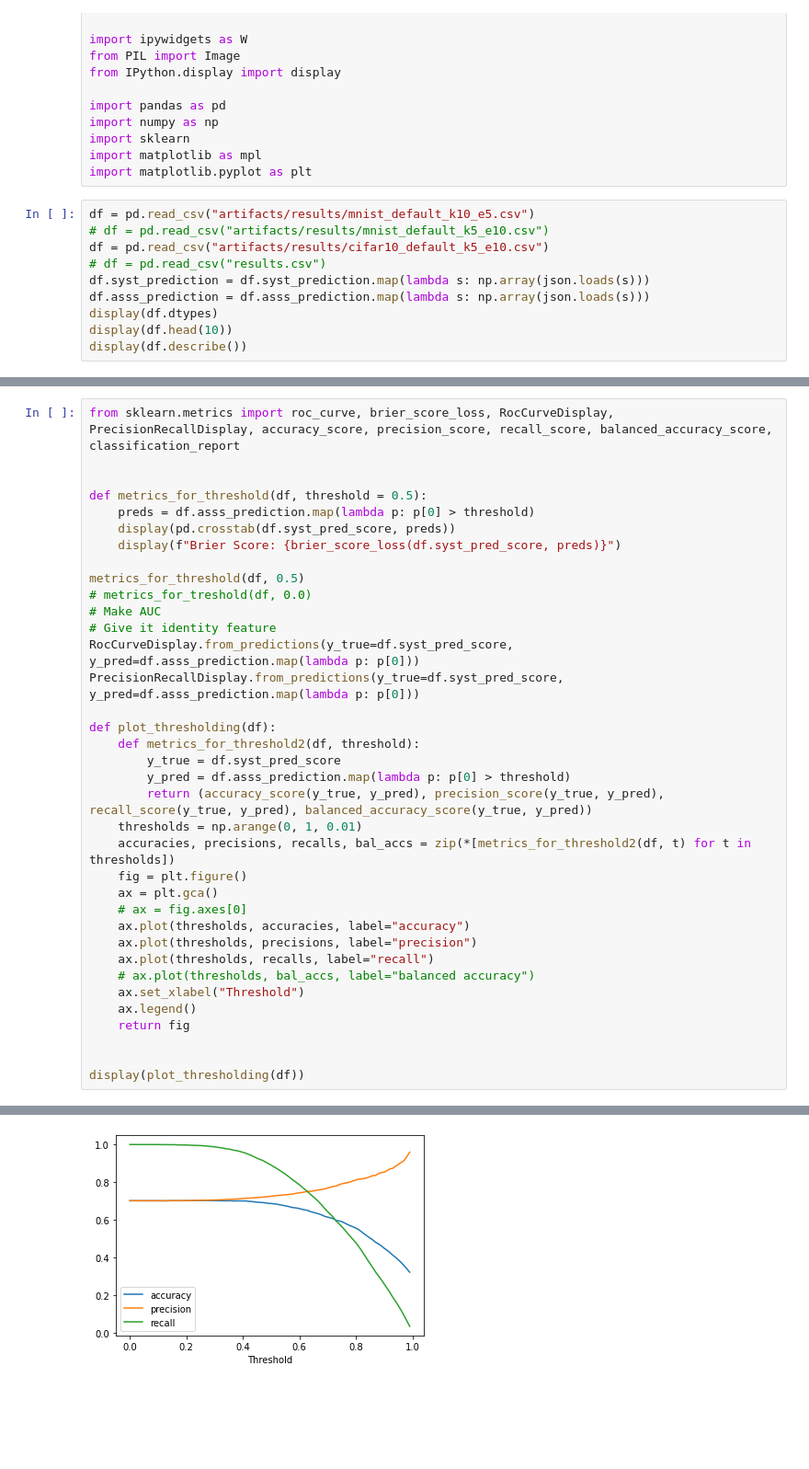
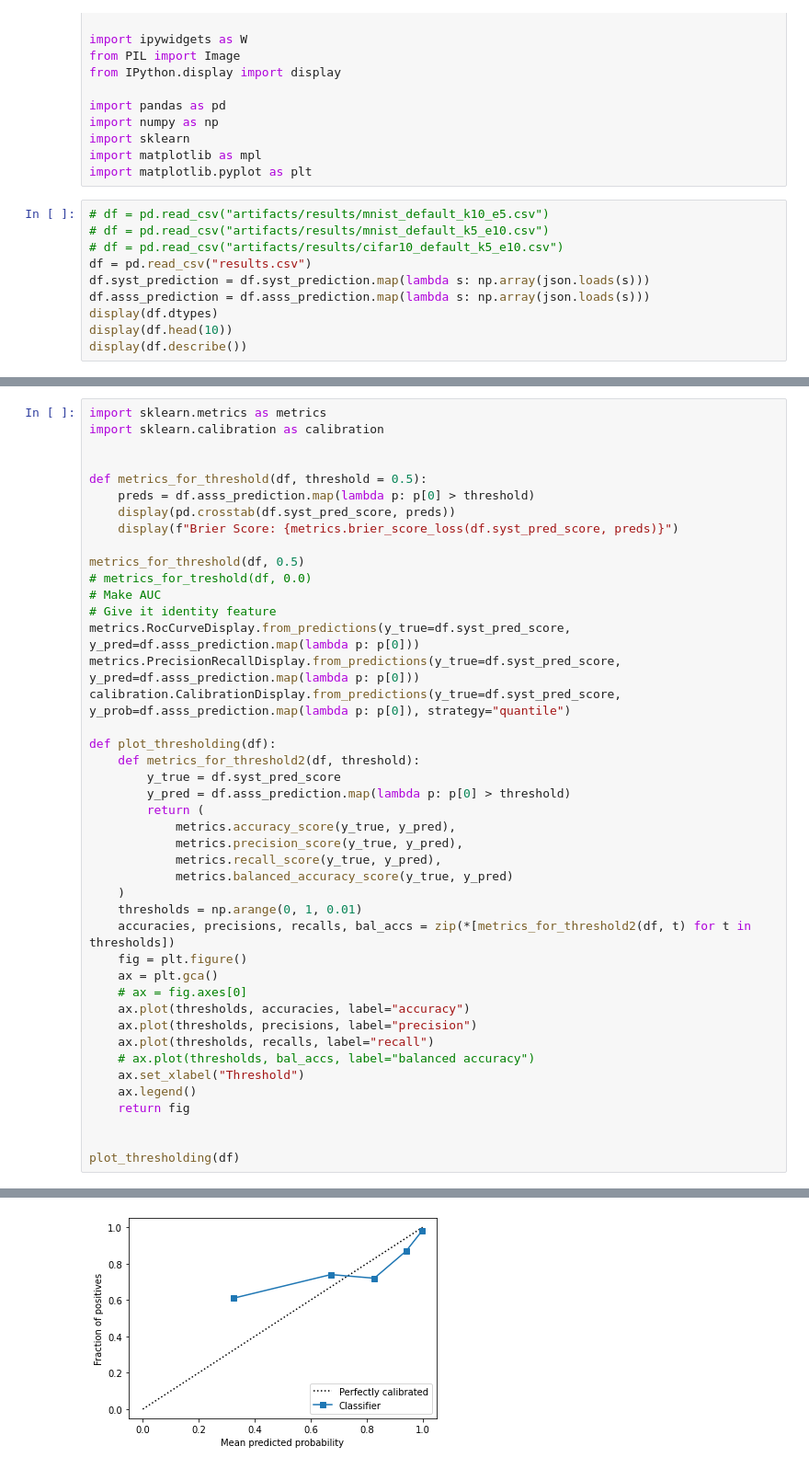
Before and after one commit to wschella/ilsp, a Jupyter notebook: notebooks/analyse_prob.ipynb, the cells around one changed output, grey strips where cells are left out. Shown at 92% size. Cells and saved outputs as stored; diff of their text form; blank space fills up the shorter version.

```diff
--- a/notebooks/analyse_prob.ipynb
+++ b/notebooks/analyse_prob.ipynb
@@ -22,10 +22,10 @@ import sklearn
 import matplotlib as mpl
 import matplotlib.pyplot as plt
 # %%
-df = pd.read_csv("artifacts/results/mnist_default_k10_e5.csv")
+# df = pd.read_csv("artifacts/results/mnist_default_k10_e5.csv")
 # df = pd.read_csv("artifacts/results/mnist_default_k5_e10.csv")
-df = pd.read_csv("artifacts/results/cifar10_default_k5_e10.csv")
-# df = pd.read_csv("results.csv")
+# df = pd.read_csv("artifacts/results/cifar10_default_k5_e10.csv")
+df = pd.read_csv("results.csv")
 df.syst_prediction = df.syst_prediction.map(lambda s: np.array(json.loads(s)))
 df.asss_prediction = df.asss_prediction.map(lambda s: np.array(json.loads(s)))
 display(df.dtypes)
@@ -86,24 +83,31 @@ weighted avg       0.70      0.70      0.70     10000
 # %%
-from sklearn.metrics import roc_curve, brier_score_loss, RocCurveDisplay, PrecisionRecallDisplay, accuracy_score, precision_score, recall_score, balanced_accuracy_score, classification_report
+import sklearn.metrics as metrics
+import sklearn.calibration as calibration
 
 
 def metrics_for_threshold(df, threshold = 0.5):
     preds = df.asss_prediction.map(lambda p: p[0] > threshold)
     display(pd.crosstab(df.syst_pred_score, preds))
-    display(f"Brier Score: {brier_score_loss(df.syst_pred_score, preds)}")
+    display(f"Brier Score: {metrics.brier_score_loss(df.syst_pred_score, preds)}")
 
 metrics_for_threshold(df, 0.5)
 # metrics_for_treshold(df, 0.0)
 # Make AUC
 # Give it identity feature
-RocCurveDisplay.from_predictions(y_true=df.syst_pred_score, y_pred=df.asss_prediction.map(lambda p: p[0]))
-PrecisionRecallDisplay.from_predictions(y_true=df.syst_pred_score, y_pred=df.asss_prediction.map(lambda p: p[0]))
+metrics.RocCurveDisplay.from_predictions(y_true=df.syst_pred_score, y_pred=df.asss_prediction.map(lambda p: p[0]))
+metrics.PrecisionRecallDisplay.from_predictions(y_true=df.syst_pred_score, y_pred=df.asss_prediction.map(lambda p: p[0]))
+calibration.CalibrationDisplay.from_predictions(y_true=df.syst_pred_score, y_prob=df.asss_prediction.map(lambda p: p[0]), strategy="quantile")
 
 def plot_thresholding(df):
     def metrics_for_threshold2(df, threshold):
         y_true = df.syst_pred_score
         y_pred = df.asss_prediction.map(lambda p: p[0] > threshold)
-        return (accuracy_score(y_true, y_pred), precision_score(y_true, y_pred), recall_score(y_true, y_pred), balanced_accuracy_score(y_true, y_pred))
+        return (
+            metrics.accuracy_score(y_true, y_pred),
+            metrics.precision_score(y_true, y_pred),
+            metrics.recall_score(y_true, y_pred),
+            metrics.balanced_accuracy_score(y_true, y_pred)
+    )
     thresholds = np.arange(0, 1, 0.01)
     accuracies, precisions, recalls, bal_accs = zip(*[metrics_for_threshold2(df, t) for t in thresholds])
     fig = plt.figure()
@@ -118,5 +122,5 @@ def plot_thresholding(df):
     return fig
 
 
-display(plot_thresholding(df))
+plot_thresholding(df)
 # %% [output]
@@ -132 +135 @@ Num base mispredictions 2987
-[figure, old version]
+[figure, new version]
```
Also changed, not shown: parts of 3 cells of this notebook, 15 other files.
